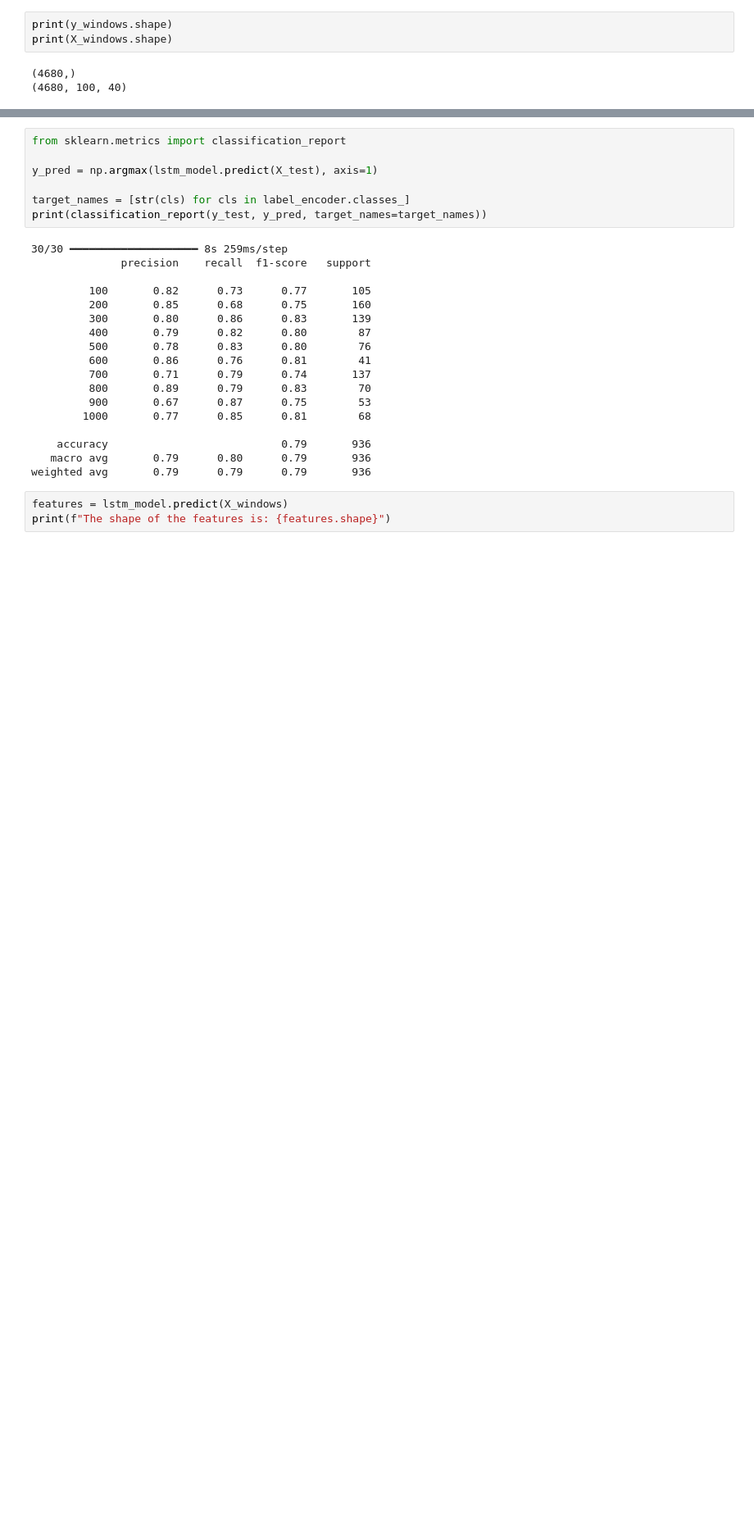
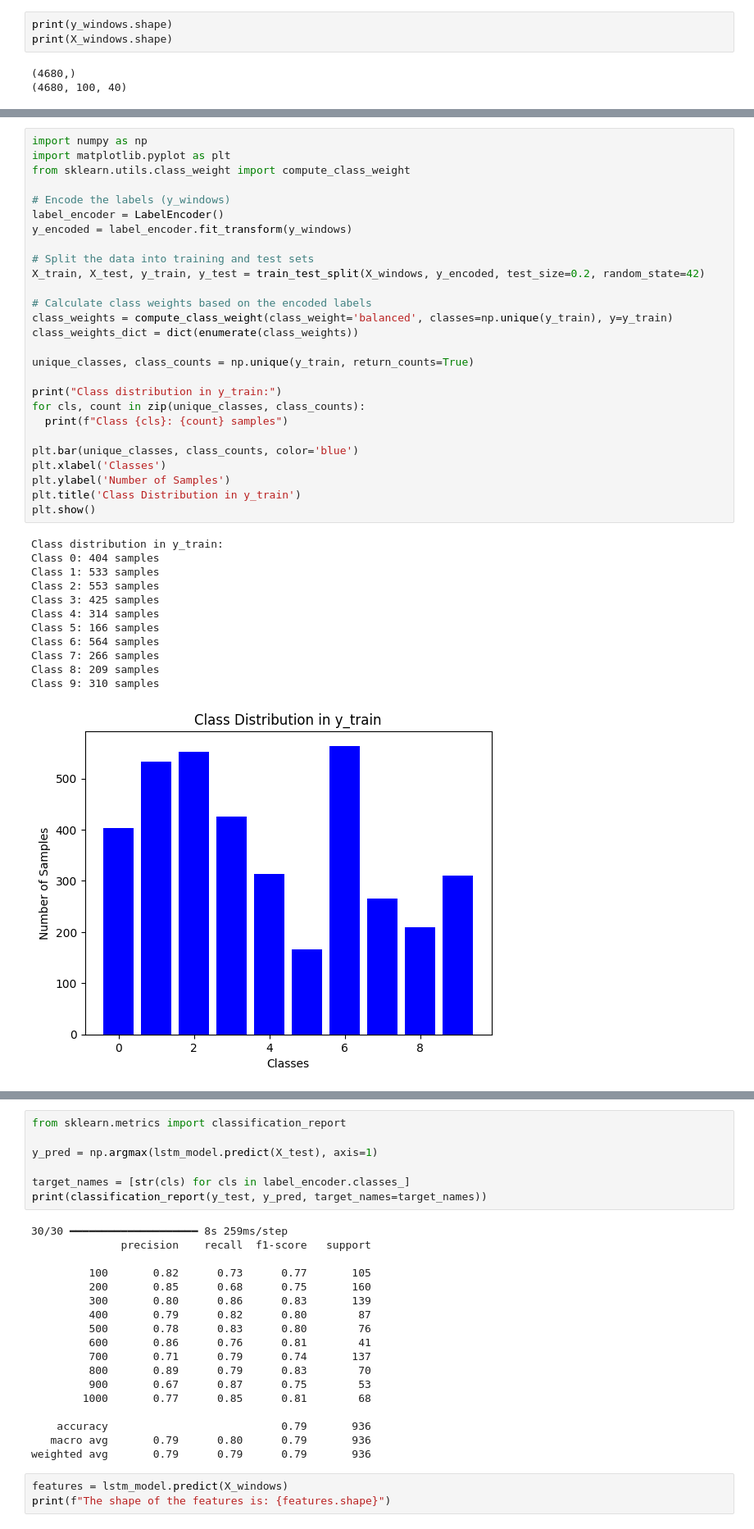
Before and after one commit to AkhileshSurampalli/master, a Jupyter notebook: Model_Considered(1).ipynb, the cells around one changed output, grey strips where cells are left out. Shown: that part at 82% size. Saved outputs shown, nothing was run; the diff lists cells and outputs as text; blank space fills up the shorter version.

```diff
--- a/Model_Considered(1).ipynb
+++ b/Model_Considered(1).ipynb
@@ -227,0 +228,40 @@ Model evaluation: [2.444990634918213, 0.23433049023151398]
+# %%
+import numpy as np
+import matplotlib.pyplot as plt
+from sklearn.utils.class_weight import compute_class_weight
+
+# Encode the labels (y_windows)
+label_encoder = LabelEncoder()
+y_encoded = label_encoder.fit_transform(y_windows)
+
+# Split the data into training and test sets
+X_train, X_test, y_train, y_test = train_test_split(X_windows, y_encoded, test_size=0.2, random_state=42)
+
+# Calculate class weights based on the encoded labels
+class_weights = compute_class_weight(class_weight='balanced', classes=np.unique(y_train), y=y_train)
+class_weights_dict = dict(enumerate(class_weights))
+
+unique_classes, class_counts = np.unique(y_train, return_counts=True)
+
+print("Class distribution in y_train:")
+for cls, count in zip(unique_classes, class_counts):
+  print(f"Class {cls}: {count} samples")
+
+plt.bar(unique_classes, class_counts, color='blue')
+plt.xlabel('Classes')
+plt.ylabel('Number of Samples')
+plt.title('Class Distribution in y_train')
+plt.show()
+# %% [output]
+Class distribution in y_train:
+Class 0: 404 samples
+Class 1: 533 samples
+Class 2: 553 samples
+Class 3: 425 samples
+Class 4: 314 samples
+Class 5: 166 samples
+Class 6: 564 samples
+Class 7: 266 samples
+Class 8: 209 samples
+Class 9: 310 samples
+[figure, added]
```
Also changed, not shown: parts of 11 cells of this notebook.
